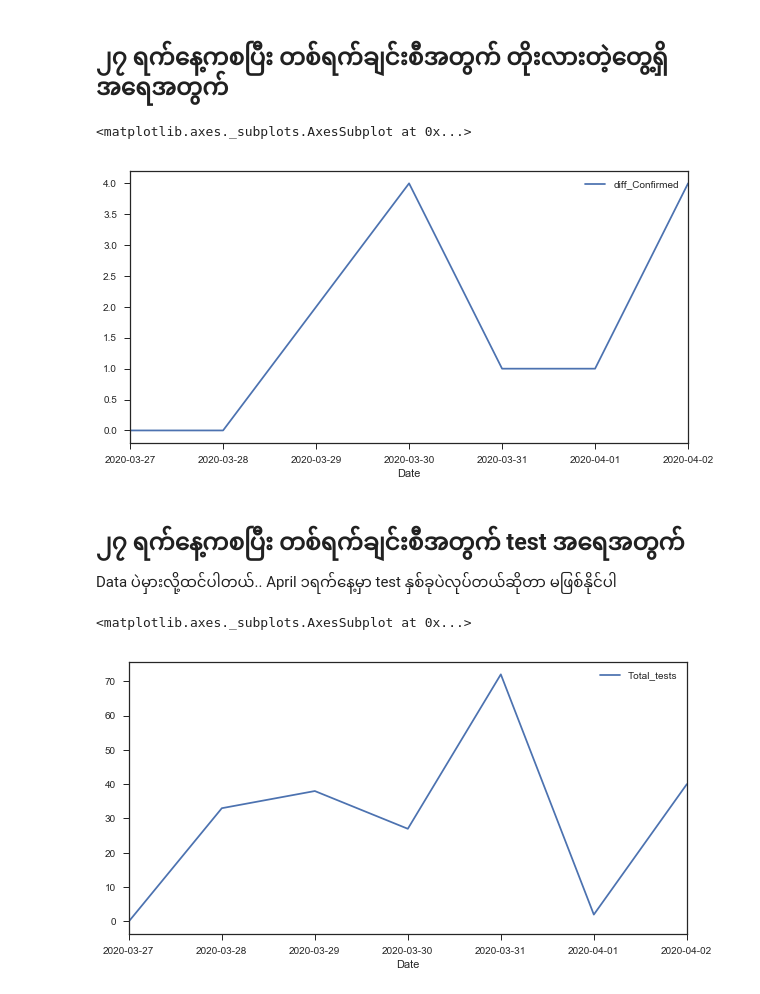
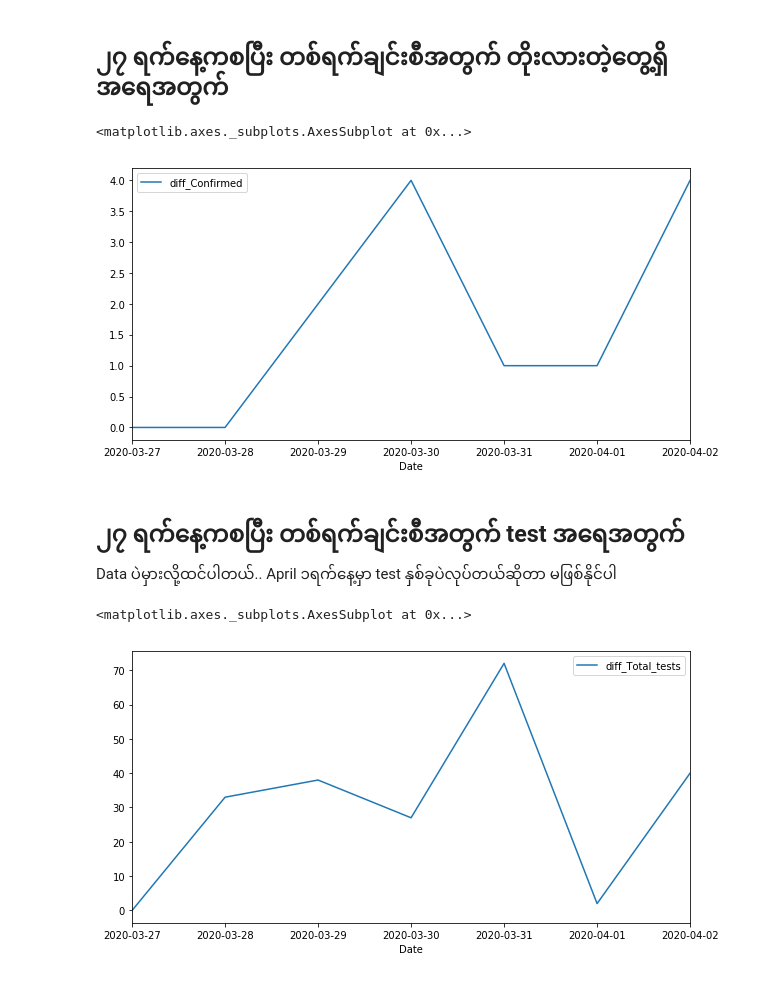
Before and after one commit to phu-pmh/explore-myanmar-covid19-data, a Jupyter notebook: Explore.ipynb, the cells around one changed output. Cells and saved outputs as stored; diff of their text form; code cells hidden in the pictures.

```diff
--- a/Explore.ipynb
+++ b/Explore.ipynb
@@ -4,9 +4,7 @@ import pandas as pd
 import os
 
 #plotting
-import seaborn as sns
 import matplotlib.pyplot as plt
-sns.set(style="ticks", color_codes=True)
 %matplotlib inline
 # %%
 !ls
@@ -238,12 +236,12 @@ df_daily_data.plot(x ='Date', y='diff_Confirmed', kind = 'line', figsize=(10,5))
 #df_daily_data.plot(x ='Date', y='diff_Lab_Neg', kind = 'line', figsize=(10,5), color='red',ax=ax)
 # %% [output]
 <matplotlib.axes._subplots.AxesSubplot at 0x...>
-[figure, old version]
+[figure, new version]
 # %% [markdown]
 ## ၂၇ ရက်နေ့ကစပြီး တစ်ရက်ချင်းစီအတွက် test အရေအတွက်
 Data ပဲမှားလို့ထင်ပါတယ်.. April ၁ရက်နေ့မှာ test နှစ်ခုပဲလုပ်တယ်ဆိုတာ မဖြစ်နိုင်ပါ
 # %%
-df_daily_data.plot(x ='Date', y='Total_tests', kind = 'line', figsize=(10,5))
+df_daily_data.plot(x ='Date', y='diff_Total_tests', kind = 'line', figsize=(10,5))
 # %% [output]
 <matplotlib.axes._subplots.AxesSubplot at 0x...>
-[figure, old version]
+[figure, new version]
```
Also changed, not shown: parts of 5 cells of this notebook.
